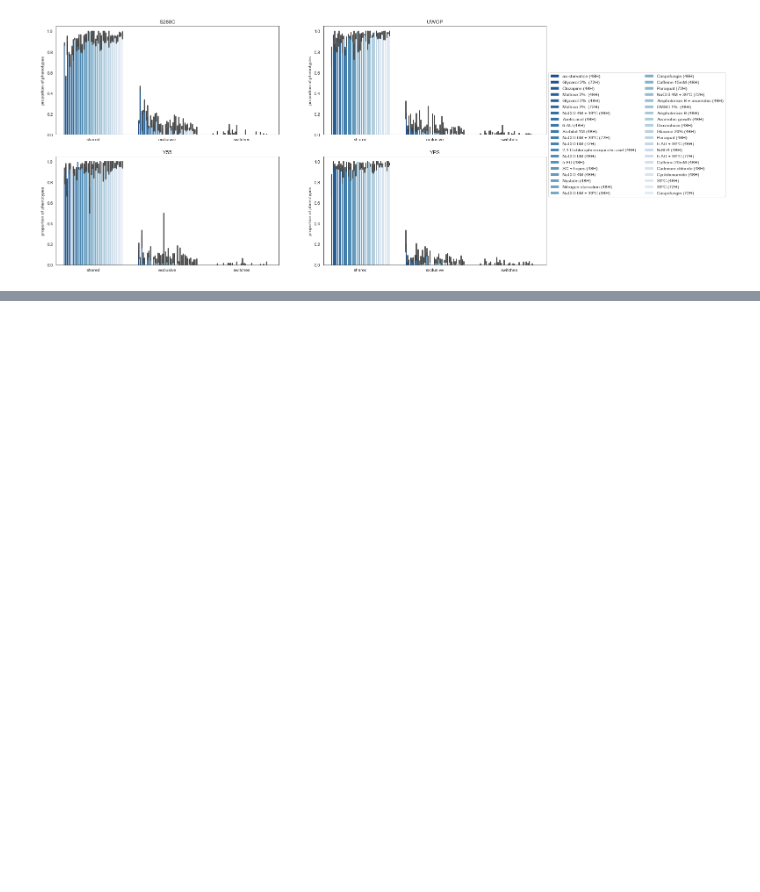
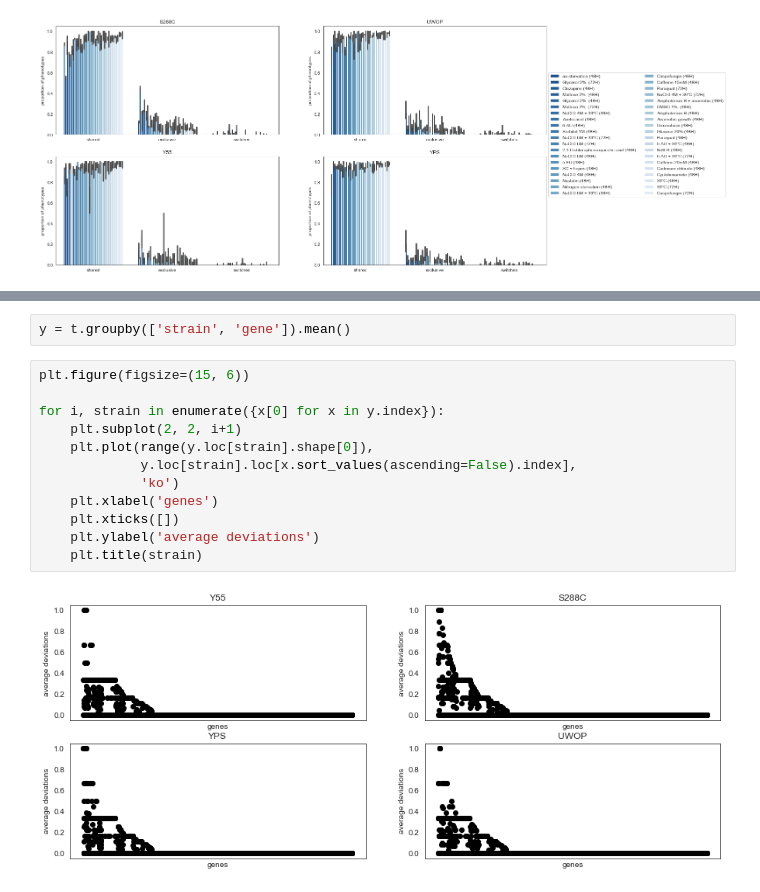
Before and after one commit to mgalardini/2018koyeast, a Jupyter notebook: notebooks/deviations.ipynb, the cells around one changed output, grey strips where cells are left out. Drawn from its saved outputs; the diff is of its cells as text; blank space fills up the shorter version.

```diff
--- a/notebooks/deviations.ipynb
+++ b/notebooks/deviations.ipynb
@@ -563,0 +610,16 @@ for i, strain in enumerate(sorted(r['strain'].unique())):
+# %%
+y = t.groupby(['strain', 'gene']).mean()
+# %%
+plt.figure(figsize=(15, 6))
+
+for i, strain in enumerate({x[0] for x in y.index}):
+    plt.subplot(2, 2, i+1)
+    plt.plot(range(y.loc[strain].shape[0]),
+             y.loc[strain].loc[x.sort_values(ascending=False).index],
+             'ko')
+    plt.xlabel('genes')
+    plt.xticks([])
+    plt.ylabel('average deviations')
+    plt.title(strain)
+# %% [output]
+[figure, added]
```
Also changed, not shown: parts of 11 cells of this notebook, 1 other file.
